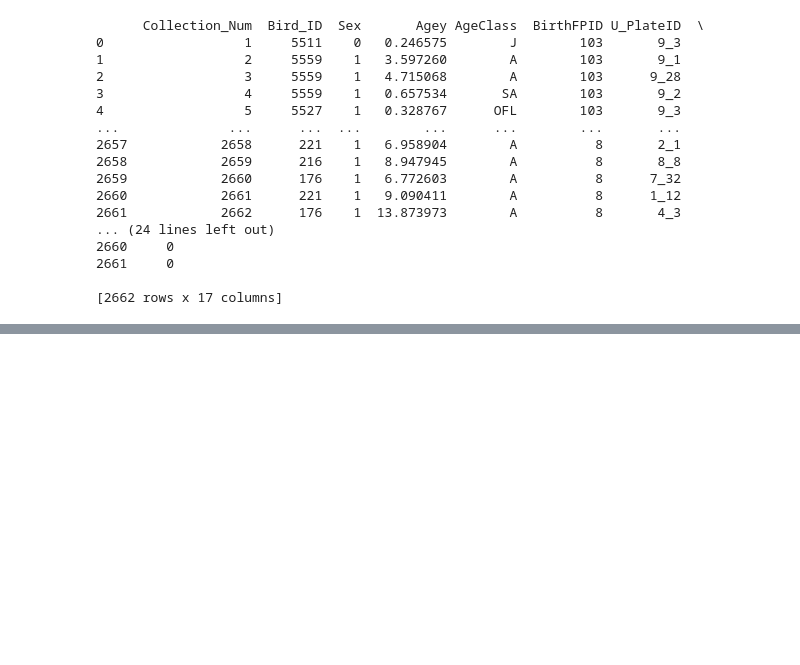
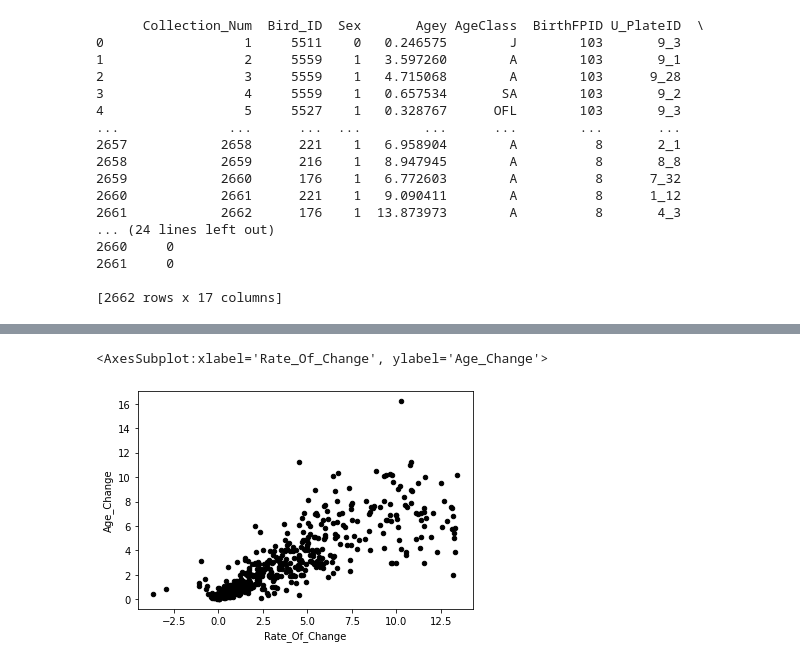
Before and after one commit to Rdassy/Predictive_Senescence, a Jupyter notebook: Resources/Notebook/teloRateOfChange.ipynb, the cells around one changed output, grey strips where cells are left out. Cells and saved outputs as stored; diff of their text form; code cells hidden in the pictures; blank space fills up the shorter version.

```diff
--- a/Resources/Notebook/teloRateOfChange.ipynb
+++ b/Resources/Notebook/teloRateOfChange.ipynb
@@ -112,0 +157,5 @@ changeRate_df.head(10)
+# %%
+changeRate_df.plot.scatter(x='Rate_Of_Change', y='Age_Change', color='Black')
+# %% [output]
+<AxesSubplot:xlabel='Rate_Of_Change', ylabel='Age_Change'>
+[figure, added]
```
Also changed, not shown: parts of 19 cells of this notebook.
